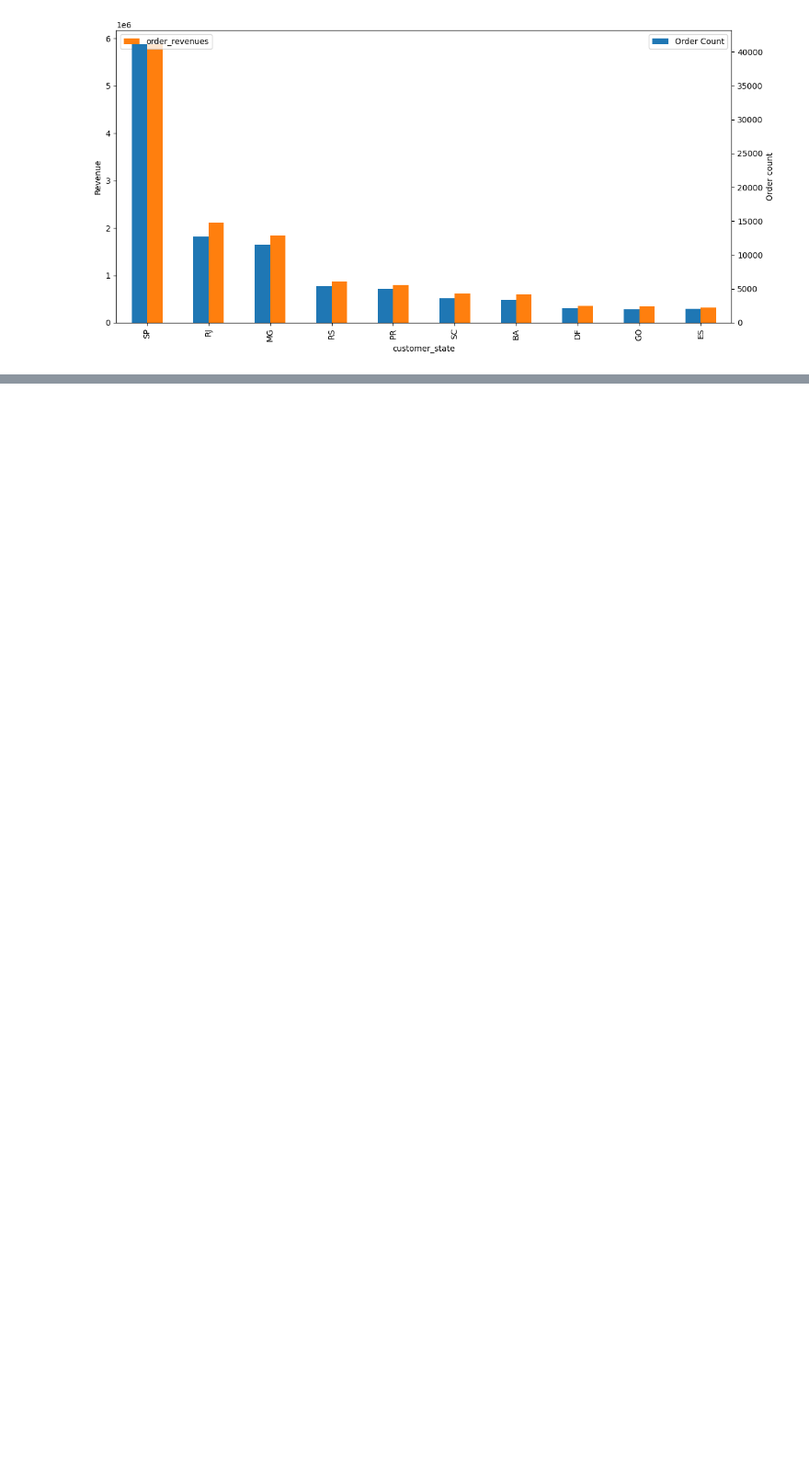
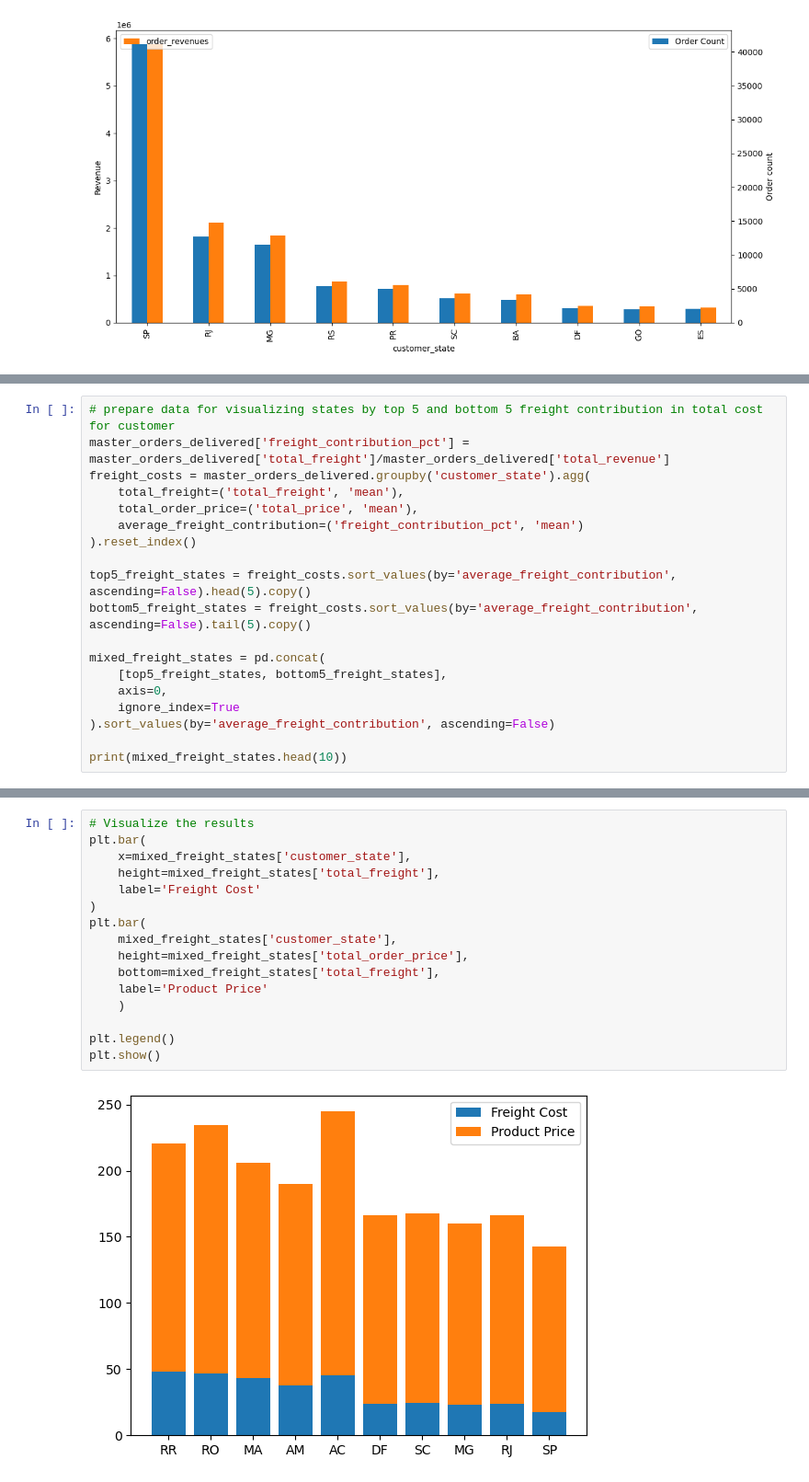
Before and after one commit to Kvitatiani/brazillian-ecommerce-analytics, a Jupyter notebook: ecommerce_playground.ipynb, the cells around one changed output, grey strips where cells are left out. Shown at 92% size. Saved outputs shown, nothing was run; the diff lists cells and outputs as text; blank space fills up the shorter version.

```diff
--- a/ecommerce_playground.ipynb
+++ b/ecommerce_playground.ipynb
@@ -331,0 +395,19 @@ for loc in top10_locations:
+# %%
+# prepare data for visualizing states by top 5 and bottom 5 freight contribution in total cost for customer
+master_orders_delivered['freight_contribution_pct'] = master_orders_delivered['total_freight']/master_orders_delivered['total_revenue']
+freight_costs = master_orders_delivered.groupby('customer_state').agg(
+    total_freight=('total_freight', 'mean'),
+    total_order_price=('total_price', 'mean'),
+    average_freight_contribution=('freight_contribution_pct', 'mean')
+).reset_index()
+
+top5_freight_states = freight_costs.sort_values(by='average_freight_contribution', ascending=False).head(5).copy()
+bottom5_freight_states = freight_costs.sort_values(by='average_freight_contribution', ascending=False).tail(5).copy()
+
+mixed_freight_states = pd.concat(
+    [top5_freight_states, bottom5_freight_states],
+    axis=0,
+    ignore_index=True
+).sort_values(by='average_freight_contribution', ascending=False)
+
+print(mixed_freight_states.head(10))
@@ -331,0 +432,18 @@ for loc in top10_locations:
+# %%
+# Visualize the results
+plt.bar(
+    x=mixed_freight_states['customer_state'],
+    height=mixed_freight_states['total_freight'],
+    label='Freight Cost'
+)
+plt.bar(
+    mixed_freight_states['customer_state'],
+    height=mixed_freight_states['total_order_price'],
+    bottom=mixed_freight_states['total_freight'],
+    label='Product Price'
+    )
+
+plt.legend()
+plt.show()
+# %% [output]
+[figure, added]
```
Also changed, not shown: parts of 9 cells of this notebook.
